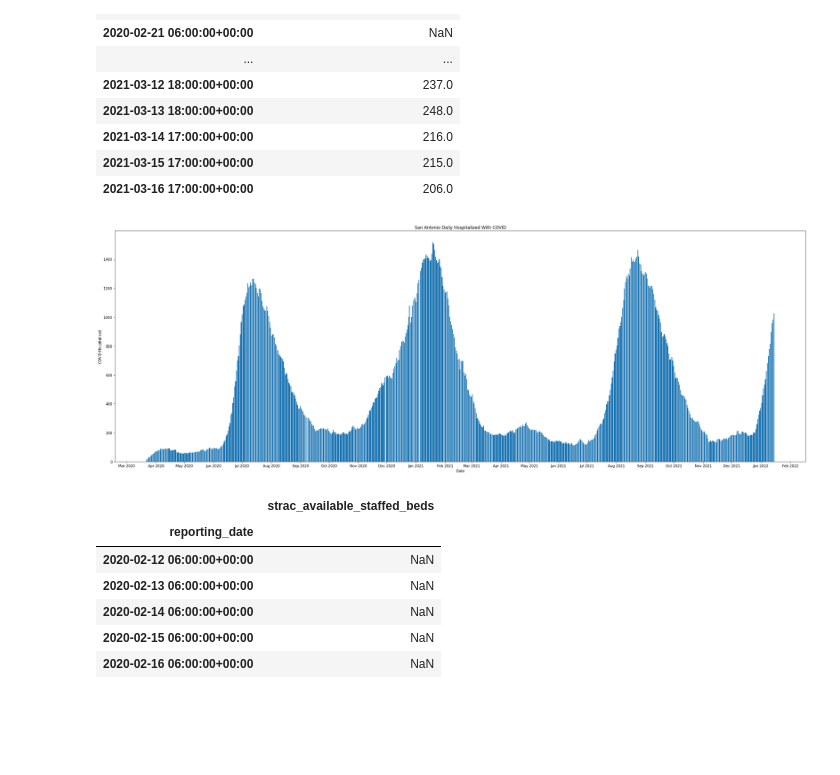
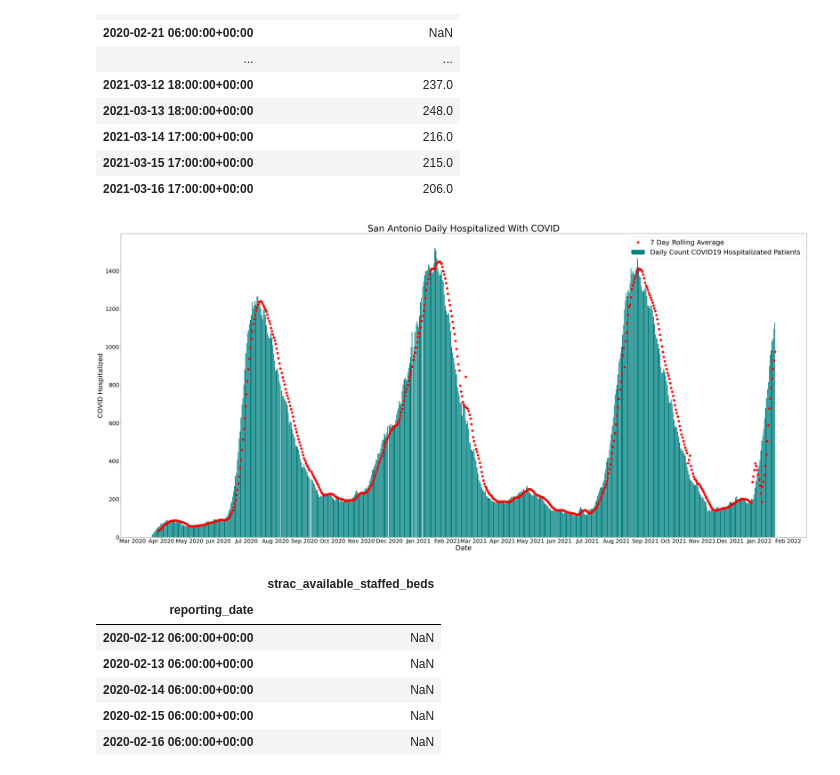
Before and after one commit to ldhagen/Texas_Covid_Data_Notebook, a Jupyter notebook: SanAntonioDailyNew.ipynb, the cells around one changed output. Drawn from its saved outputs; the diff is of its cells as text; code cells hidden in the pictures; blank space fills up the shorter version.

```diff
--- a/SanAntonioDailyNew.ipynb
+++ b/SanAntonioDailyNew.ipynb
@@ -206,24 +210,30 @@ df_sa_hospital.sort_values(by = 'reporting_date')
 | 2021-03-14 17:00:00+00:00 | 216.0 |
 | 2021-03-15 17:00:00+00:00 | 215.0 |
 | 2021-03-16 17:00:00+00:00 | 206.0 |
+# %%
+aaa = df_sa_hospital
+aaa_rolling = aaa.rolling(7).mean().shift()
 # %%
 import datetime
 import matplotlib.dates as mdates
 months = mdates.MonthLocator()
 days = mdates.DayLocator()
 timeFmt = mdates.DateFormatter('%b %Y')
 fig, ax = plt.subplots()
-fig.set_size_inches(35,12)
+fig.set_size_inches(55,25)
 ax.xaxis.set_major_locator(months)
 ax.xaxis.set_major_formatter(timeFmt)
+ax.tick_params(axis='both', labelsize=25)
 #ax.xaxis.set_minor_locator(months)
-plt.title('San Antonio Daily Hospitalized With COVID')
-plt.xlabel('Date',color='black')
-plt.ylabel('COVID Hospitalized',color='black')
-plt.bar(df_sa_hospital.index,df_sa_hospital.strac_covid_positive_in_hospita)
+plt.title('San Antonio Daily Hospitalized With COVID', fontsize = 40)
+plt.xlabel('Date',color='black', fontsize = 30)
+plt.ylabel('COVID Hospitalized',color='black', fontsize = 30)
+plt.bar(aaa.index, aaa.strac_covid_positive_in_hospita, color = 'teal')
+plt.plot(aaa_rolling, 'ro', markersize = 10)
+plt.legend(['7 Day Rolling Average','Daily Count COVID19 Hospitalizated Patients'], fontsize = 30)
 fig.savefig('MetroHospitalSANew.png')
 # %% [output]
-[figure, old version]
+[figure, new version]
 # %%
 df_sa_availbeds = df_sa_dtindex.loc[:,['strac_available_staffed_beds']]
 # %%
```
Also changed, not shown: parts of 5 cells of this notebook.
